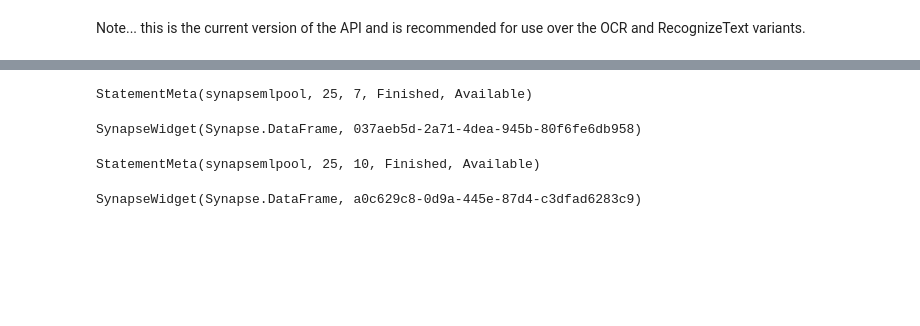
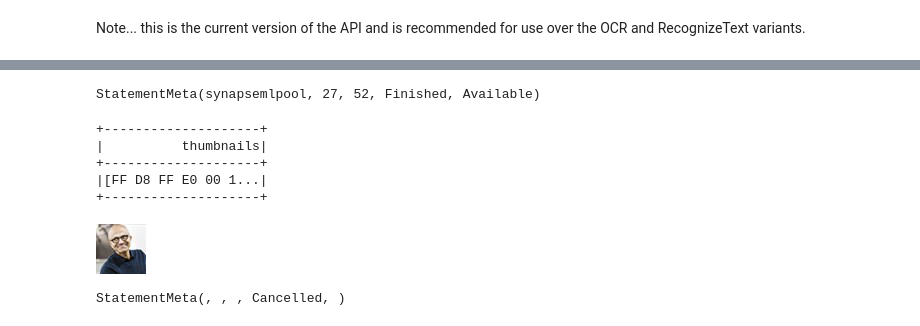
Before and after one commit to chmitch/SynapseML-examples, a Jupyter notebook: notebooks/Basics - Computer Vision API.ipynb, the cells around one changed output, grey strips where cells are left out. Drawn from its saved outputs; the diff is of its cells as text; code cells hidden in the pictures; blank space fills up the shorter version.

Commit message:
Modification to the GenerateThumbnails example.  Added logic to unpack and display the response to prove the API actually worked.

```diff
--- a/notebooks/Basics - Computer Vision API.ipynb
+++ b/notebooks/Basics - Computer Vision API.ipynb
@@ -163,38 +163,58 @@ SynapseWidget(Synapse.DataFrame, b9ccb793-ce6c-48f8-8b0a-b965173639da)
+# %%
+import matplotlib.pyplot as plt
+import numpy as np
+import pandas as pd
+from PIL import Image
+from io import BytesIO
+
+df = spark.createDataFrame([
+        ("https://mmlspark.blob.core.windows.net/datasets/DSIR/test1.jpg", )
+    ], ["url", ])
+
+gt = (GenerateThumbnails()
+        .setSubscriptionKey(cogServicesKey)
+        .setLocation(serviceLocation)
+        .setHeight(50)
+        .setWidth(50)
+        .setSmartCropping(True)
+        .setImageUrlCol("url")
+        .setOutputCol("thumbnails"))
+
+gt.transform(df).select("thumbnails").show()
+
+#Convert the cell to a pandas dataframe to get at the bytes
+results = gt.transform(df).select("thumbnails").toPandas()
+
+#Turn the bytes into a bytestream so we can open it as an image
+im = Image.open(BytesIO(cellbytes[0,0]))
+
+# Display the image
+im.show()
+# %% [output]
+StatementMeta(synapsemlpool, 27, 52, Finished, Available)
++--------------------+
+|          thumbnails|
++--------------------+
+|[FF D8 FF E0 00 1...|
++--------------------+
+[figure, added]
 # %%
 df = spark.createDataFrame([
         ("https://mmlspark.blob.core.windows.net/datasets/DSIR/test1.jpg", )
     ], ["url", ])
 
-gt = (GenerateThumbnails()
+ti = (TagImage()
         .setSubscriptionKey(cogServicesKey)
         .setLocation(serviceLocation)
-        .setHeight(50)
-        .setWidth(50)
-        .setSmartCropping(True)
         .setImageUrlCol("url")
-        .setOutputCol("thumbnails"))
+        .setOutputCol("tags"))
 
-results = gt.transform(df)
+results = ti.transform(df).select("tags")
+
+image = Image.open()
 display(results)
 # %% [output]
-StatementMeta(synapsemlpool, 25, 7, Finished, Available)
+StatementMeta(, , , Cancelled, )
-SynapseWidget(Synapse.DataFrame, 037aeb5d-2a71-4dea-945b-80f6fe6db958)
-# %%
-df = spark.createDataFrame([
-        ("https://mmlspark.blob.core.windows.net/datasets/DSIR/test1.jpg", )
-    ], ["url", ])
-
-ti = (TagImage()
-        .setSubscriptionKey(cogServicesKey)
-        .setLocation(serviceLocation)
-        .setImageUrlCol("url")
-        .setOutputCol("tags"))
-
-results = ti.transform(df).select("tags")
-display(results)
-# %% [output]
-StatementMeta(synapsemlpool, 25, 10, Finished, Available)
-SynapseWidget(Synapse.DataFrame, a0c629c8-0d9a-445e-87d4-c3dfad6283c9)
 # %%
 df = spark.createDataFrame([
         ("https://mmlspark.blob.core.windows.net/datasets/DSIR/test1.jpg", )
```
Also changed, not shown: parts of 8 cells of this notebook.
